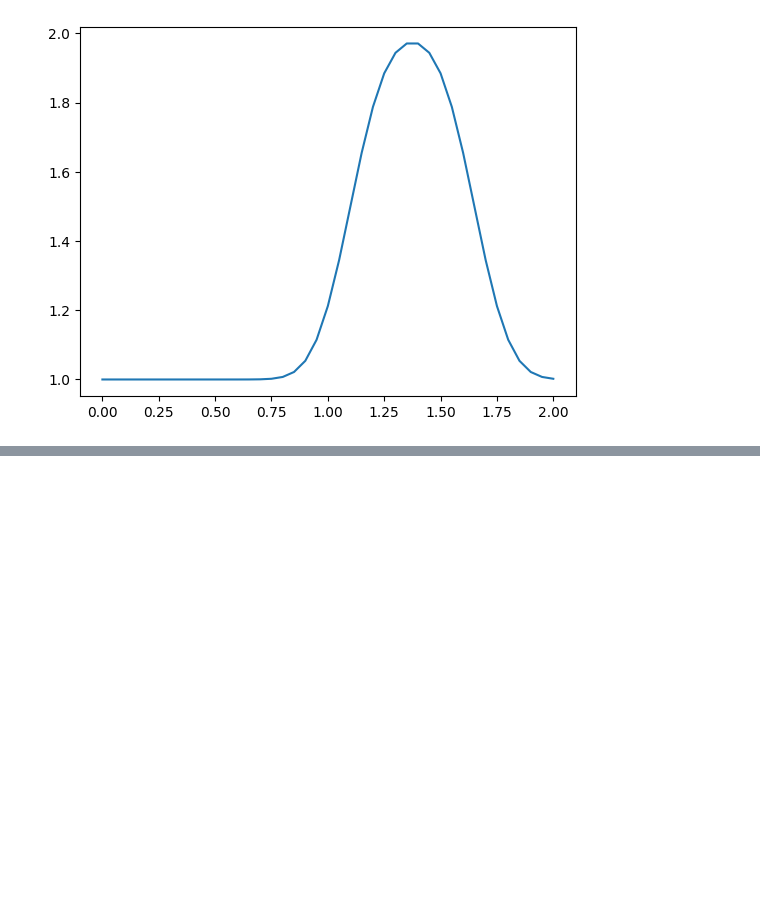
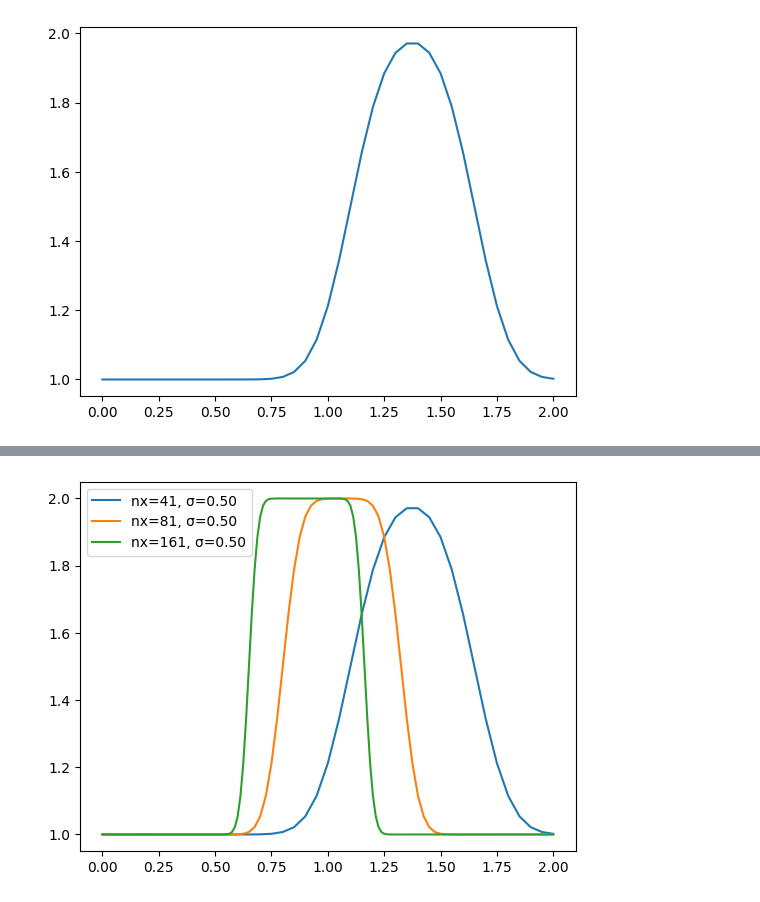
Before and after one commit to 022368-ops/cfd-python-12steps, a Jupyter notebook: step01_linear_convection.ipynb, the cells around one changed output, grey strips where cells are left out. Saved outputs shown, nothing was run; the diff lists cells and outputs as text; code cells hidden in the pictures; blank space fills up the shorter version.

```diff
--- a/step01_linear_convection.ipynb
+++ b/step01_linear_convection.ipynb
@@ -46,0 +70,11 @@ plt.show()
+# %%
+for nx in [41, 81, 161]:
+    dx = 2 / (nx - 1)
+    dt = 0.5 * dx / 1        # σ = 0.5 로 고정
+    x, u, sigma = linear_convection(nx, nt=25, dt=dt)
+    plt.plot(x, u, label=f'nx={nx}, σ={sigma:.2f}')
+
+plt.legend()
+plt.show()
+# %% [output]
+[figure, added]
```
Also changed, not shown: parts of 1 cell of this notebook.
